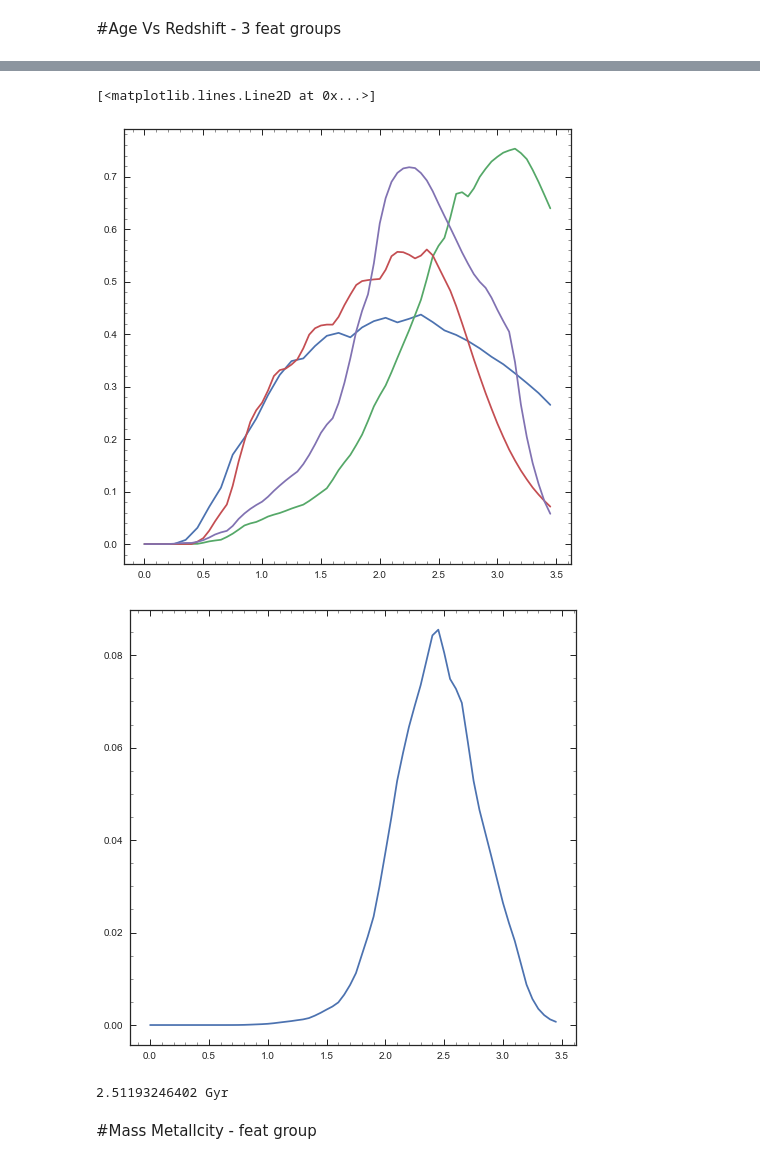
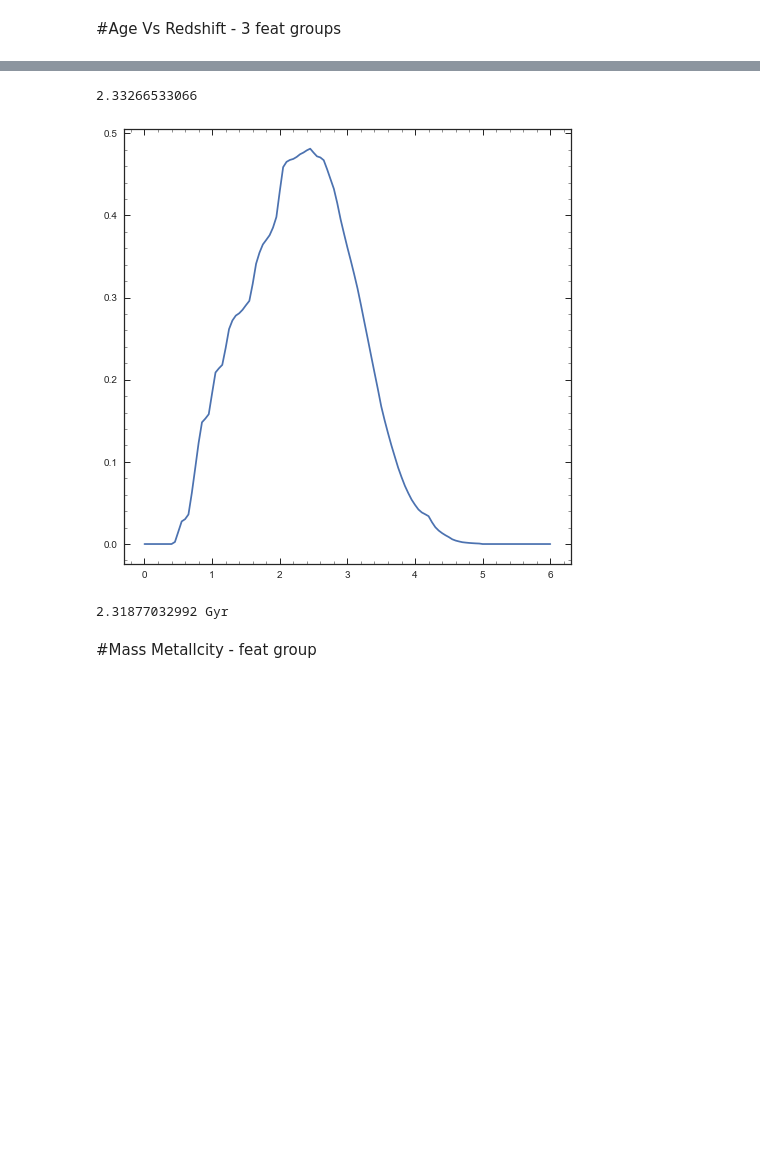
Before and after one commit to Vince-ec/Quiescent_analysis, a Jupyter notebook: scripts/important_plots.ipynb, the cells around one changed output, grey strips where cells are left out. Cells and saved outputs as stored; diff of their text form; code cells hidden in the pictures; blank space fills up the shorter version.

```diff
--- a/scripts/important_plots.ipynb
+++ b/scripts/important_plots.ipynb
@@ -670,16 +650,32 @@ irqPuh = interp1d(rqageuh,Puh)(age_range)/ np.trapz(interp1d(rqageuh,Puh)(age_ra
-# %%
-plt.figure(figsize=[8,8])
-plt.plot(age_range,irqPl)
-plt.plot(age_range,irqPm)
-plt.plot(age_range,irqPh)
-plt.plot(age_range,irqPuh)
-
-plt.figure(figsize=[8,8])
-plt.plot(age_range,irqPl * irqPm * irqPh * irqPuh)
-# %% [output]
-[<matplotlib.lines.Line2D at 0x...>]
-[figure, removed]
-[figure, removed]
+# %%
+newage_set = np.arange(0,6.05,.05)
+RQage_grid = np.zeros([len(gmtlDB.index),newage_set.size])
+for i in range(len(gmtlDB.index)):
+    x,Px = np.load('../chidat/%s_dtau_t_pos_lwa.npy' % gmtlDB['gids'][gmtlDB.index[i]])
+    RQage = (Oldest_galaxy(gmtlDB['hi_res_specz'][gmtlDB.index[i]]) - x)
+    iPx = interp1d(RQage,Px)
+    for ii in range(newage_set.size):
+        if newage_set[ii] > min(RQage) and newage_set[ii] < max(RQage):
+            RQage_grid[i][ii] = iPx(newage_set[ii])
+
+
+
+W = Leave_one_out(RQage_grid,newage_set)
+top = np.zeros(RQage_grid.shape)
+for i in range(W.size):
+    top[i] = W[i] * RQage_grid[i]
+Pall =sum(top)/sum(W)
+Pall /= np.trapz(Pall,newage_set)
+
+allmed,alller,allher=Median_w_Error_cont(Pall,newage_set)
+# %%
+plt.figure(figsize=[8,8])
+plt.plot(newage_set,Pall)
+
+print allmed
+# %% [output]
+2.33266533066
+[figure, added]
 # %%
 ###PLOT
 %matplotlib inline
@@ -722,9 +718,9 @@ plt.close()
 # %%
 # [0.6389,0.76245,0.9315,1.1735,1.5413,2.1489,3.2845,4.278],[8,7,6,5,4,3,2,1.5]
 
-print  Oldest_galaxy(0) * u.Gyr -Planck13.lookback_time(2.6)
+print  Oldest_galaxy(0) * u.Gyr -Planck13.lookback_time(2.8)
 # %% [output]
-2.51193246402 Gyr
+2.31877032992 Gyr
 # %% [markdown]
 #Mass Metallcity - feat group
 # %%
```
Also changed, not shown: parts of 8 cells of this notebook, 1 other file.
